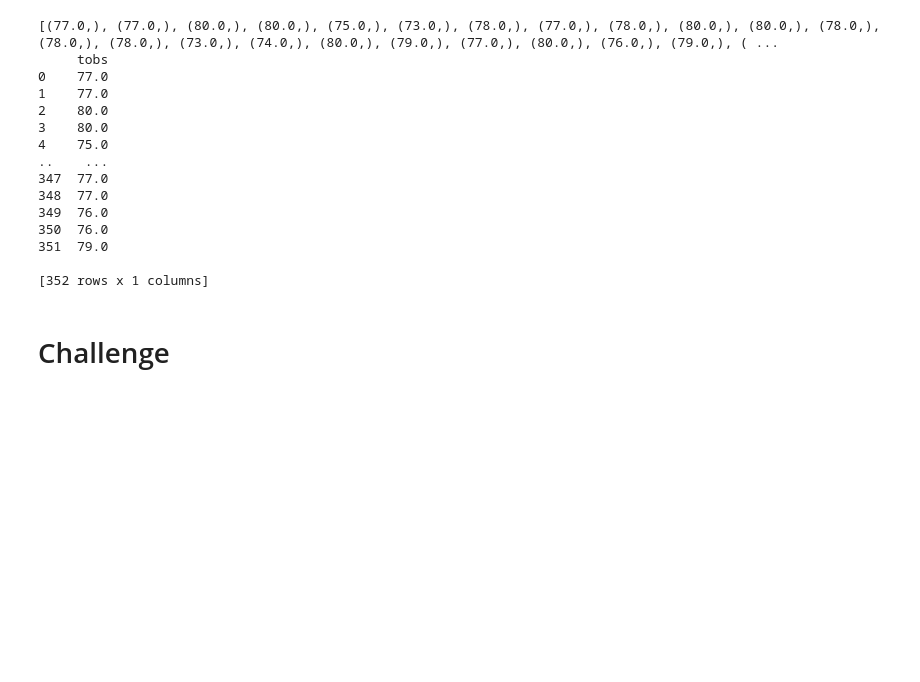
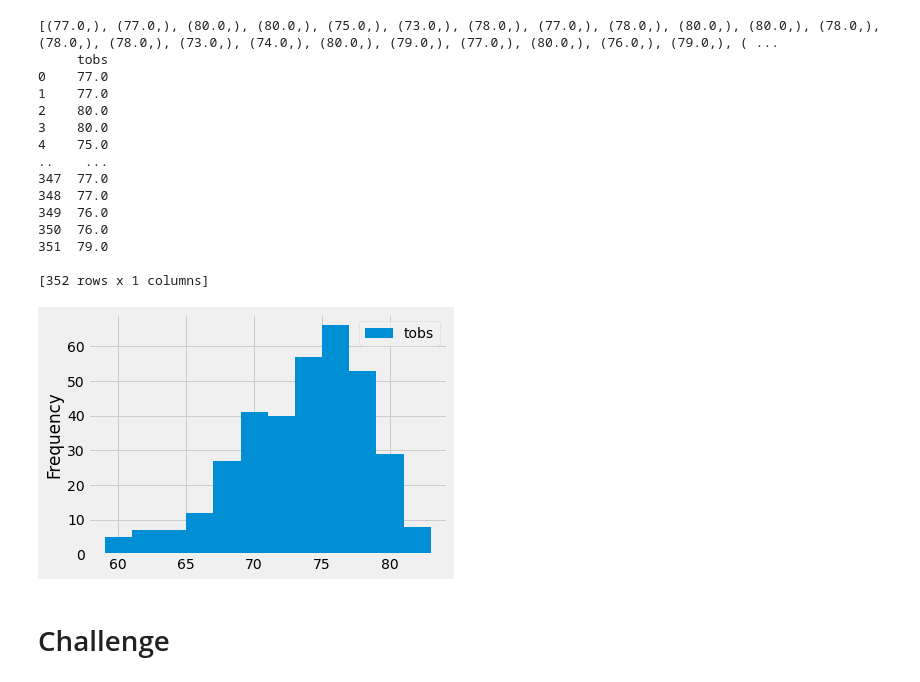
Before and after one commit to jlozano1990/surfs_up, a Jupyter notebook: climate_analysis.ipynb, the cells around one changed output. Drawn from its saved outputs; the diff is of its cells as text; code cells hidden in the pictures; blank space fills up the shorter version.

```diff
--- a/climate_analysis.ipynb
+++ b/climate_analysis.ipynb
@@ -127,6 +127,9 @@ print(df)
 [352 rows x 1 columns]
 # %%
 df.plot.hist(bins=12)
+plt.tight_layout()
+# %% [output]
+[figure, added]
 # %%
 # Write a function called `calc_temps` that will accept start date and end date in the format '%Y-%m-%d'
 # and return the minimum, average, and maximum temperatures for that range of dates
```
Also changed, not shown: 1 other file.
